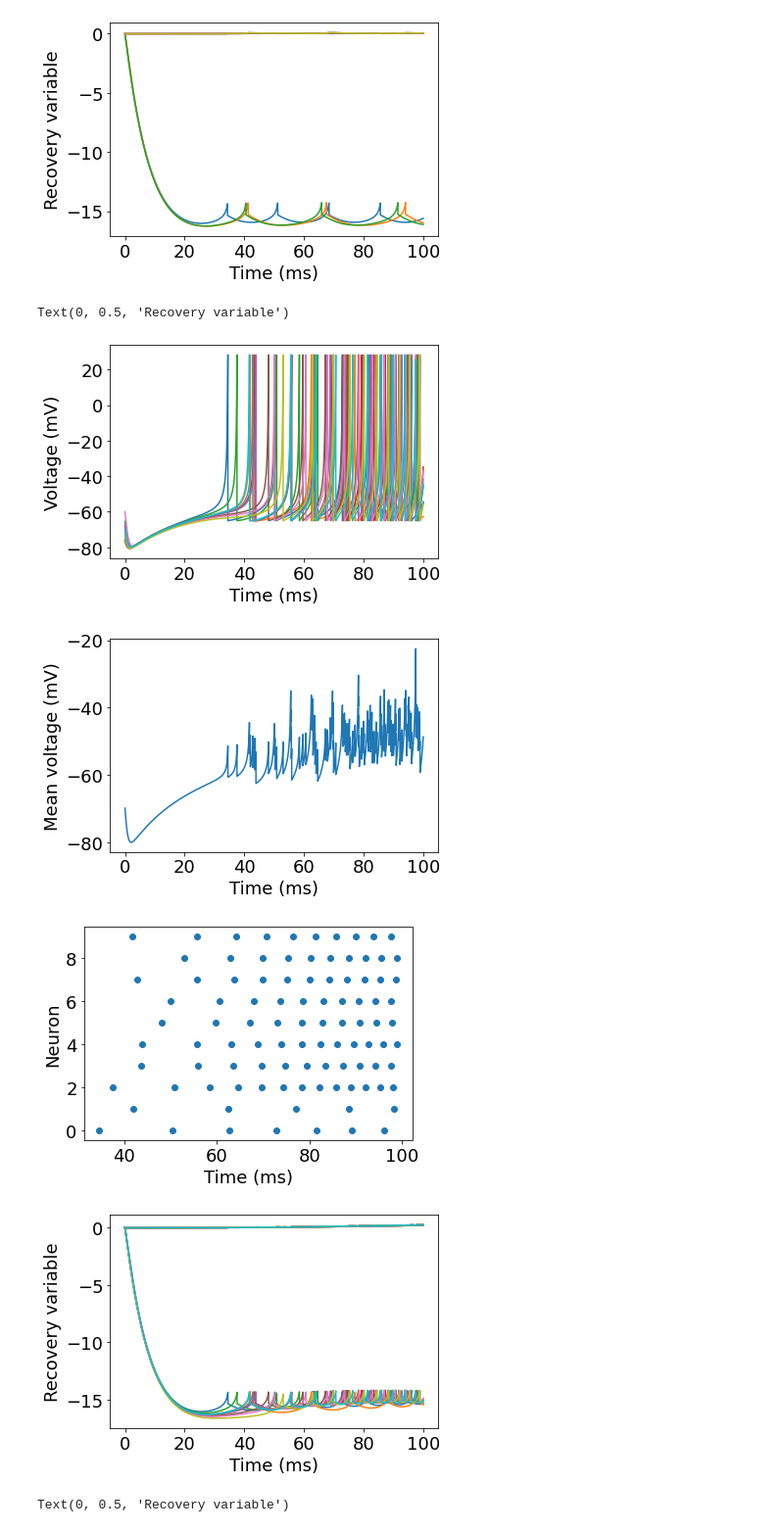
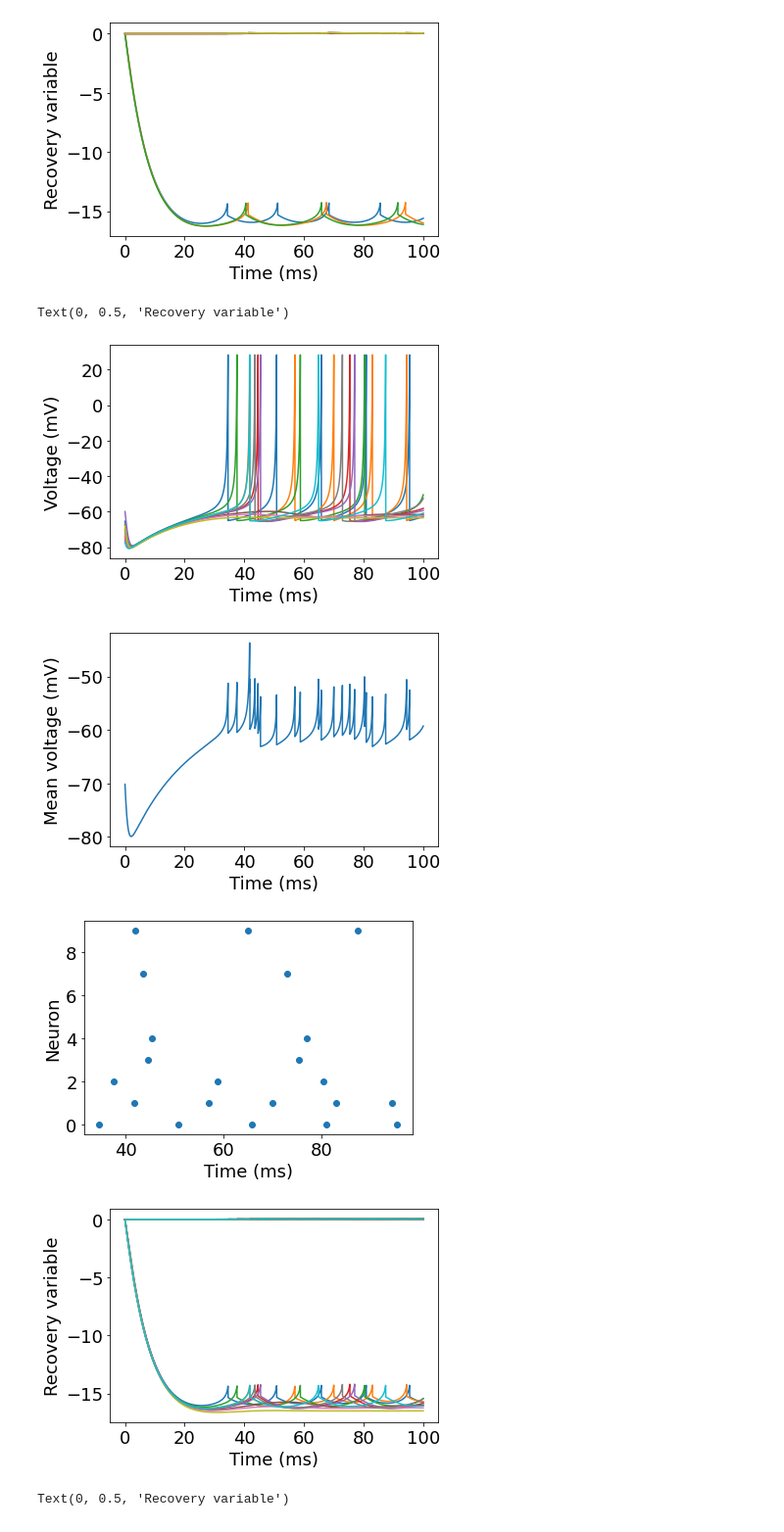
Before and after one commit to davidkelly2002/Final-Year-Project, a Jupyter notebook: Basic Neuron Model.ipynb, the cells around one changed output. Shown at 98% size. Cells and saved outputs as stored; diff of their text form; code cells hidden in the pictures.

```diff
--- a/Basic Neuron Model.ipynb
+++ b/Basic Neuron Model.ipynb
@@ -537,12 +537,14 @@ Text(0, 0.5, 'Recovery variable')
 [figure]
 # %%
 # Making neuron sparsely connected for second order synaptic term
-
+# Has identical code to paper except different synaptic term (2nd order given by Aine)
+# Changed the synaptic coupling to be probabilistic
 import numpy as np
 import matplotlib.pyplot as plt
 from scipy.integrate import solve_ivp
 import seaborn as sns
 import scipy.stats as stats
+import random
 
 np.random.seed(101)
 
@@ -569,17 +571,18 @@ I0 = 0.2
 delta = 0.02
 I = stats.cauchy.rvs(loc=I0, scale=delta, size=(N))
 
-Number_Random_Chosen_Neurons = 2
+Average_Connections = 2
+connection_probability = Average_Connections/(N-1)
 
 # Define synaptic coupling matrix
 g = np.zeros((N, N))
 
-# Sparsely connected networks
+# Sparsely connected networks with probabilistic connections
 for j in range(N):
-    connections = random.sample(range(N), Number_Random_Chosen_Neurons)
     for i in connections:
         if i != j:
-            g[j, i] = np.random.uniform(0.05, 0.5)
+            if np.random.rand() < connection_probability:  # Create connection with probability
+                g[j, i] = np.random.uniform(0.05, 0.5)  # Random strength of the connection
 
 
 # All-to-all connectivity
@@ -650,37 +653,37 @@ while i < M and t0 < T:
         spike_times[spikeCounter, :] = [t0, spike]
         spikeCounter += 1
         i += 1
 
 colours = sns.color_palette('deep')
 font = {'family': 'Times', 'weight': 'normal', 'size': 18}
 plt.rc('font', **font)
 
 plt.figure()
 plt.plot(t_all, y_all[:N, :].T)
 plt.xlabel('Time (ms)')
 plt.ylabel('Voltage (mV)')
 
 plt.figure()
 plt.plot(t_all, y_all[:N, :].mean(axis=0))
 plt.xlabel('Time (ms)')
 plt.ylabel('Mean voltage (mV)')
 
 spike_times = spike_times[:spikeCounter, :]
 plt.figure()
 plt.scatter(spike_times[:, 0], spike_times[:, 1])
 plt.xlabel('Time (ms)')
 plt.ylabel('Neuron')
 
 plt.figure()
 plt.plot(t_all, y_all[N:, :].T)
 plt.xlabel('Time (ms)')
 plt.ylabel('Recovery variable')
 # %% [output]
 Text(0, 0.5, 'Recovery variable')
-[figure, old version]
+[figure, new version]
-[figure, old version]
+[figure, new version]
-[figure, old version]
+[figure, new version]
-[figure, old version]
+[figure, new version]
 # %%
 # Making neuron sparsely connected for second order synaptic term
 # Made neurons all to all connected and made paramters constant
```
